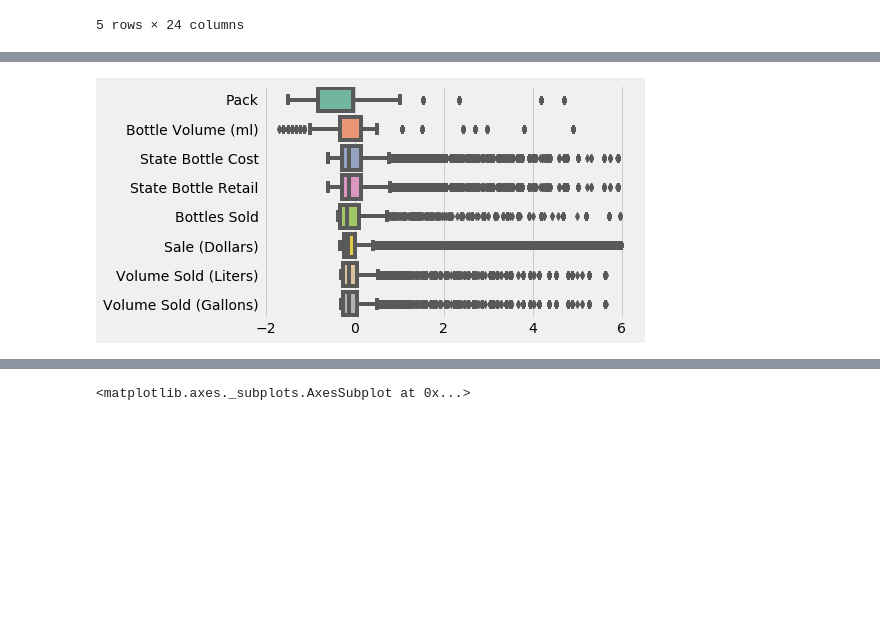
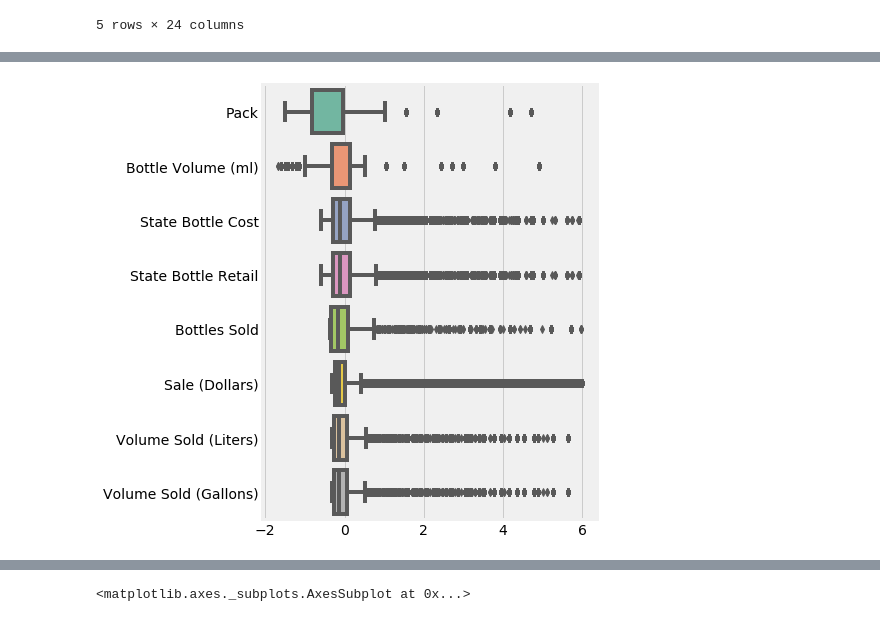
Before and after one commit to slevin886/IowaLiquorSales, a Jupyter notebook: code/Iowa full dataset.ipynb, the cells around one changed output, grey strips where cells are left out. Cells and saved outputs as stored; diff of their text form; code cells hidden in the pictures; blank space fills up the shorter version.

```diff
--- a/code/Iowa full dataset.ipynb
+++ b/code/Iowa full dataset.ipynb
@@ -128,14 +78,16 @@ mask = mask.drop(todrop.index)
 # %%
 #Looking at distributions
 #The outliers from pack size appear to be reasonable
 #the fireball mini dispenser comprises 92% of the bottle volume outliers above 2 stds. This is ok.
+#Most outliers explained by the peculiarity of brand or the purpose of store (primarily liquor store/not liquor store)
 #USE two lines of code below code to explore further, replacing column as aprpriorate
 #list_pack = list(mask.loc[mask['Bottles Sold'] > 3].index)
 # booze.iloc[list_pack]
+fig = plt.figure(figsize=(6, 8))
 plt.style.use('fivethirtyeight')
 ax = sns.boxplot(data=mask, orient="h", palette="Set2")
 # %% [output]
-[figure, old version]
+[figure, new version]
 # %%
 #Splitting between 2015 and 2016
 mask_dates = (booze_cleaned['Date'] > '12/31/2014') & (booze_cleaned['Date'] < '1/1/2016')
```
Also changed, not shown: parts of 14 cells of this notebook.
